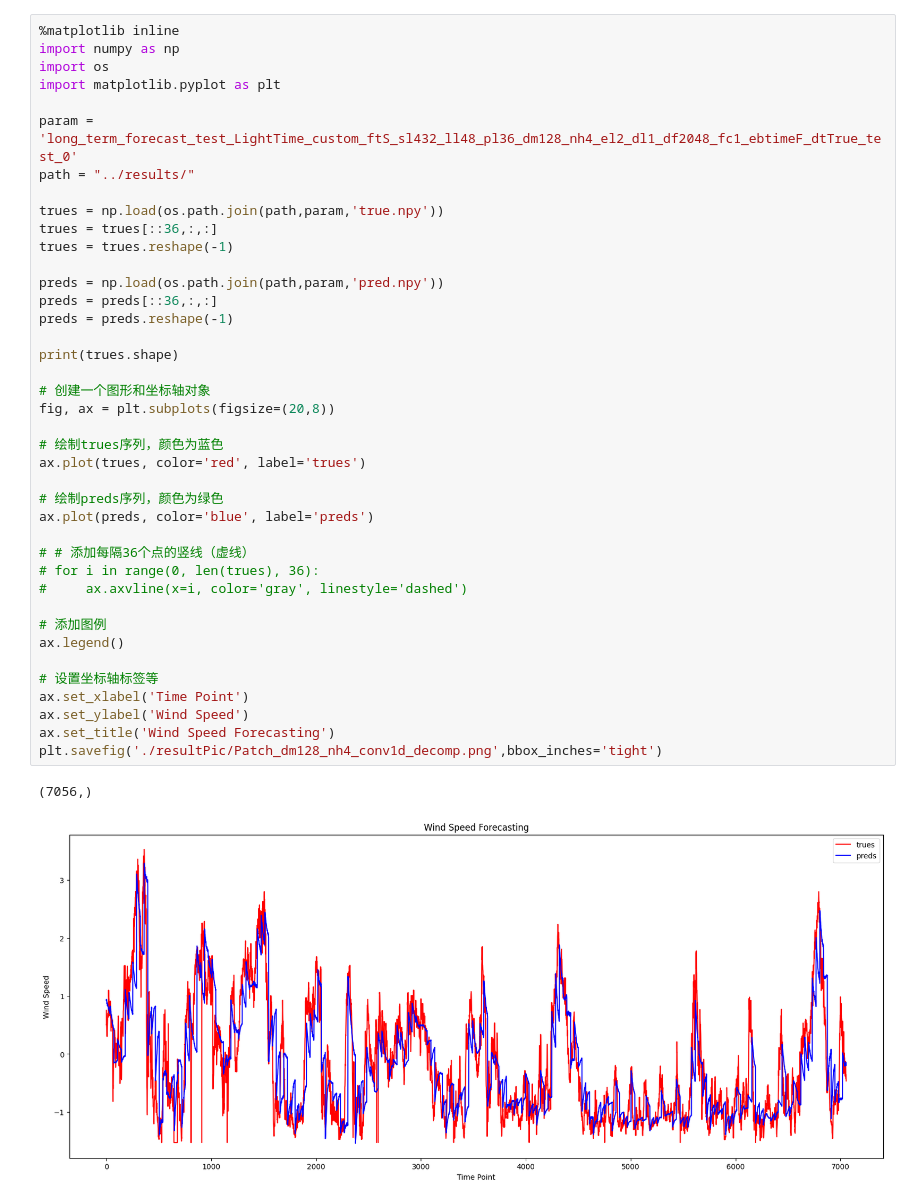
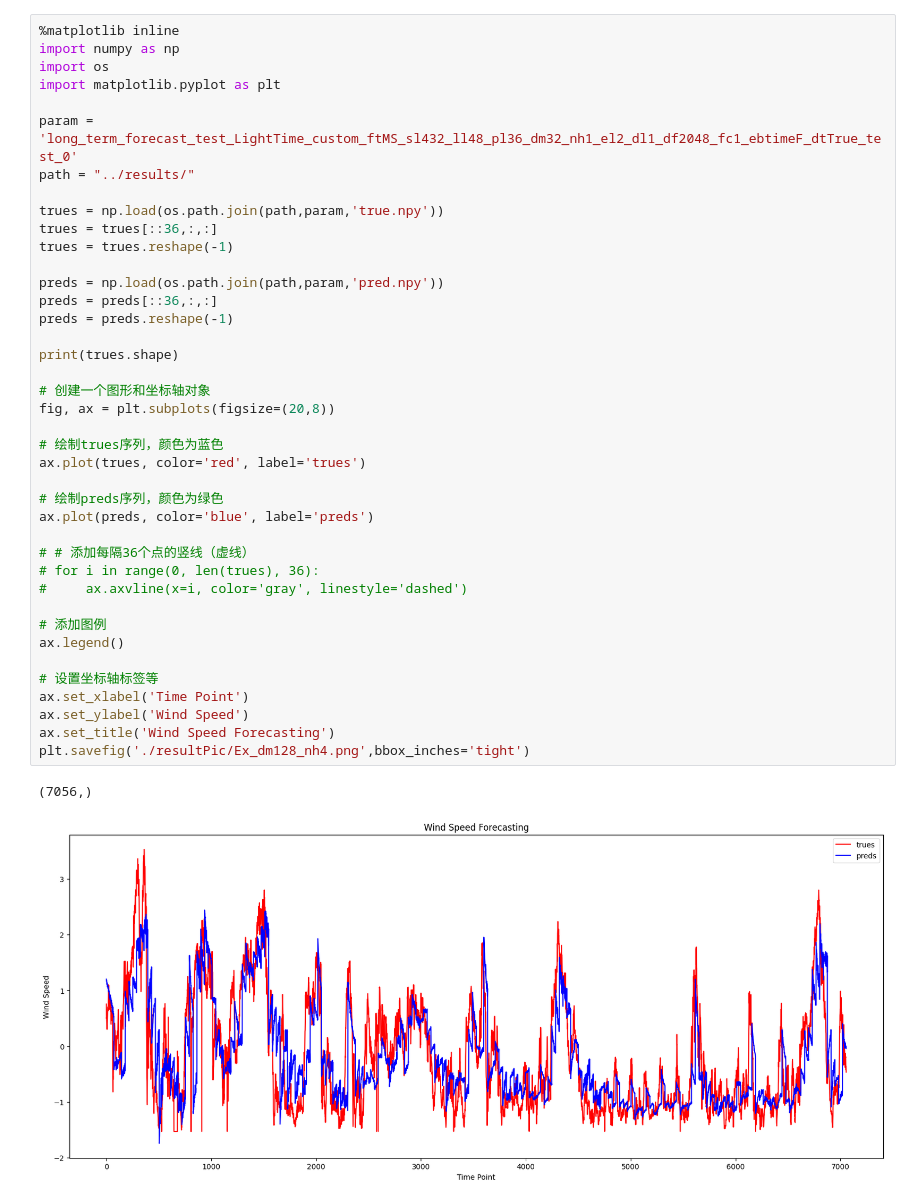
Before and after one commit to yellow378/WindSpeedForecasting, a Jupyter notebook: analysis/resultPic.ipynb, the cells around one changed output. Cells and saved outputs as stored; diff of their text form.

```diff
--- a/analysis/resultPic.ipynb
+++ b/analysis/resultPic.ipynb
@@ -4,7 +4,7 @@ import numpy as np
 import os
 import matplotlib.pyplot as plt
 
-param = 'long_term_forecast_test_LightTime_custom_ftS_sl432_ll48_pl36_dm128_nh4_el2_dl1_df2048_fc1_ebtimeF_dtTrue_test_0'
+param = 'long_term_forecast_test_LightTime_custom_ftMS_sl432_ll48_pl36_dm32_nh1_el2_dl1_df2048_fc1_ebtimeF_dtTrue_test_0'
 path = "../results/"
 
 trues = np.load(os.path.join(path,param,'true.npy'))
@@ -12,35 +12,35 @@ trues = trues[::36,:,:]
 trues = trues.reshape(-1)
 
 preds = np.load(os.path.join(path,param,'pred.npy'))
 preds = preds[::36,:,:]
 preds = preds.reshape(-1)
 
 print(trues.shape)
 
 # 创建一个图形和坐标轴对象
 fig, ax = plt.subplots(figsize=(20,8))
 
 # 绘制trues序列，颜色为蓝色
 ax.plot(trues, color='red', label='trues')
 
 # 绘制preds序列，颜色为绿色
 ax.plot(preds, color='blue', label='preds')
 
 # # 添加每隔36个点的竖线（虚线）
 # for i in range(0, len(trues), 36):
 #     ax.axvline(x=i, color='gray', linestyle='dashed')
 
 # 添加图例
 ax.legend()
 
 # 设置坐标轴标签等
 ax.set_xlabel('Time Point')
 ax.set_ylabel('Wind Speed')
 ax.set_title('Wind Speed Forecasting')
-plt.savefig('./resultPic/Patch_dm128_nh4_conv1d_decomp.png',bbox_inches='tight')
+plt.savefig('./resultPic/Ex_dm128_nh4.png',bbox_inches='tight')
 # %% [output]
 (7056,)
-[figure, old version]
+[figure, new version]
 # %%
 true = trues[2880:5000]
 pred = preds[2880:5000]
```
Also changed, not shown: parts of 1 cell of this notebook, 4 other files.
